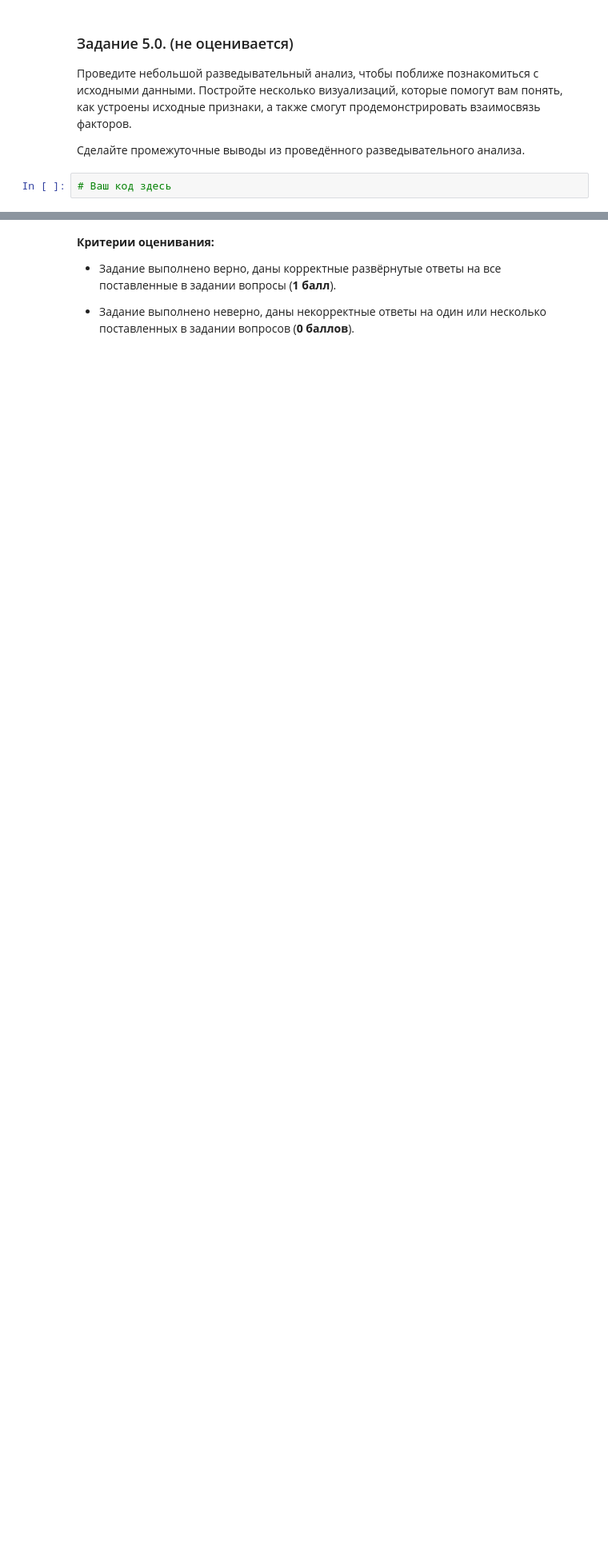
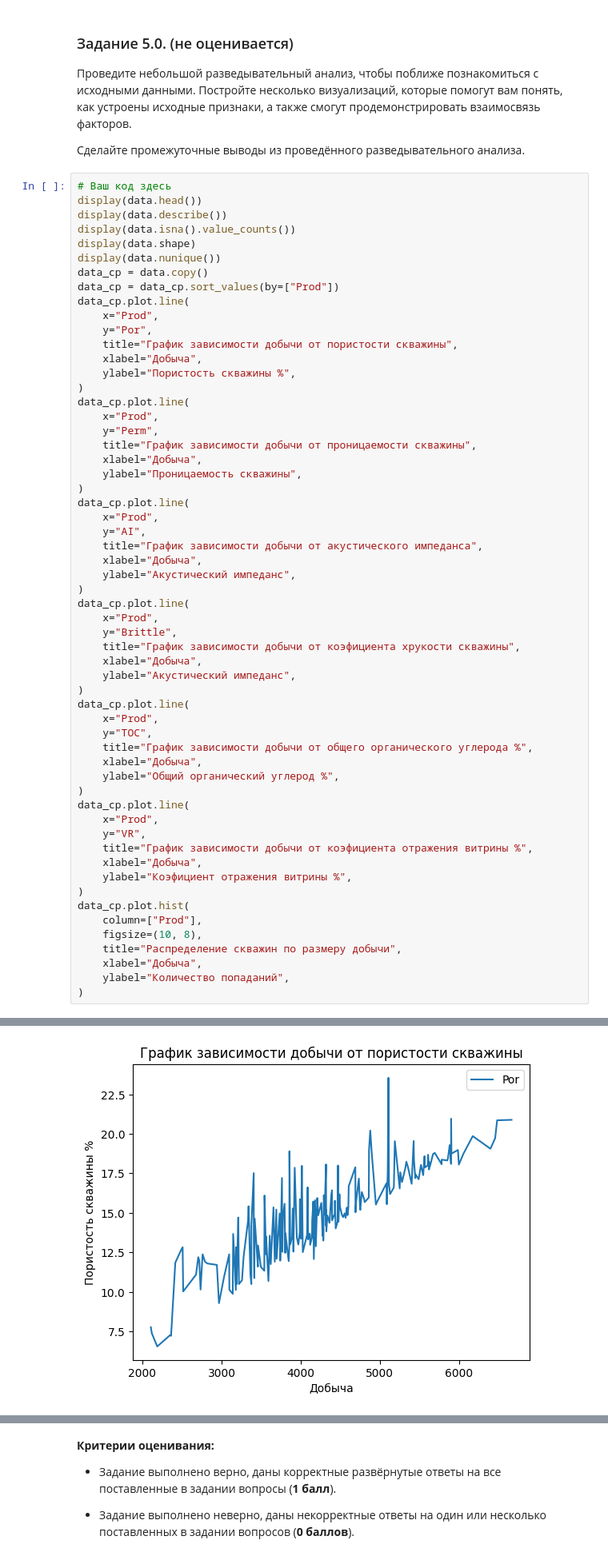
Before and after one commit to JarikDev/gatinskii_linal_hw_1, a Jupyter notebook: Gatinskii_I_A_MATH_ML_2.ipynb, the cells around one changed output, grey strips where cells are left out. Shown at 80% size. Cells and saved outputs as stored; diff of their text form; blank space fills up the shorter version.

```diff
--- a/Gatinskii_I_A_MATH_ML_2.ipynb
+++ b/Gatinskii_I_A_MATH_ML_2.ipynb
@@ -61,3 +73,60 @@ data.head()
 Сделайте промежуточные выводы из проведённого разведывательного анализа.
 # %%
 # Ваш код здесь
+display(data.head())
+display(data.describe())
+display(data.isna().value_counts())
+display(data.shape)
+display(data.nunique())
+data_cp = data.copy()
+data_cp = data_cp.sort_values(by=["Prod"])
+data_cp.plot.line(
+    x="Prod",
+    y="Por",
+    title="График зависимости добычи от пористости скважины",
+    xlabel="Добыча",
+    ylabel="Пористость скважины %",
+)
+data_cp.plot.line(
+    x="Prod",
+    y="Perm",
+    title="График зависимости добычи от проницаемости скважины",
+    xlabel="Добыча",
+    ylabel="Проницаемость скважины",
+)
+data_cp.plot.line(
+    x="Prod",
+    y="AI",
+    title="График зависимости добычи от акустического импеданса",
+    xlabel="Добыча",
+    ylabel="Акустический импеданс",
+)
+data_cp.plot.line(
+    x="Prod",
+    y="Brittle",
+    title="График зависимости добычи от коэфициента хрукости скважины",
+    xlabel="Добыча",
+    ylabel="Акустический импеданс",
+)
+data_cp.plot.line(
+    x="Prod",
+    y="TOC",
+    title="График зависимости добычи от общего органического углерода %",
+    xlabel="Добыча",
+    ylabel="Общий органический углерод %",
+)
+data_cp.plot.line(
+    x="Prod",
+    y="VR",
+    title="График зависимости добычи от коэфициента отражения витрины %",
+    xlabel="Добыча",
+    ylabel="Коэфициент отражения витрины %",
+)
+data_cp.plot.hist(
+    column=["Prod"],
+    figsize=(10, 8),
+    title="Распределение скважин по размеру добычи",
+    xlabel="Добыча",
+    ylabel="Количество попаданий",
+)
+# %% [output]
@@ -63,0 +162 @@ data.head()
+[figure, added]
```
Also changed, not shown: parts of 25 cells of this notebook.
